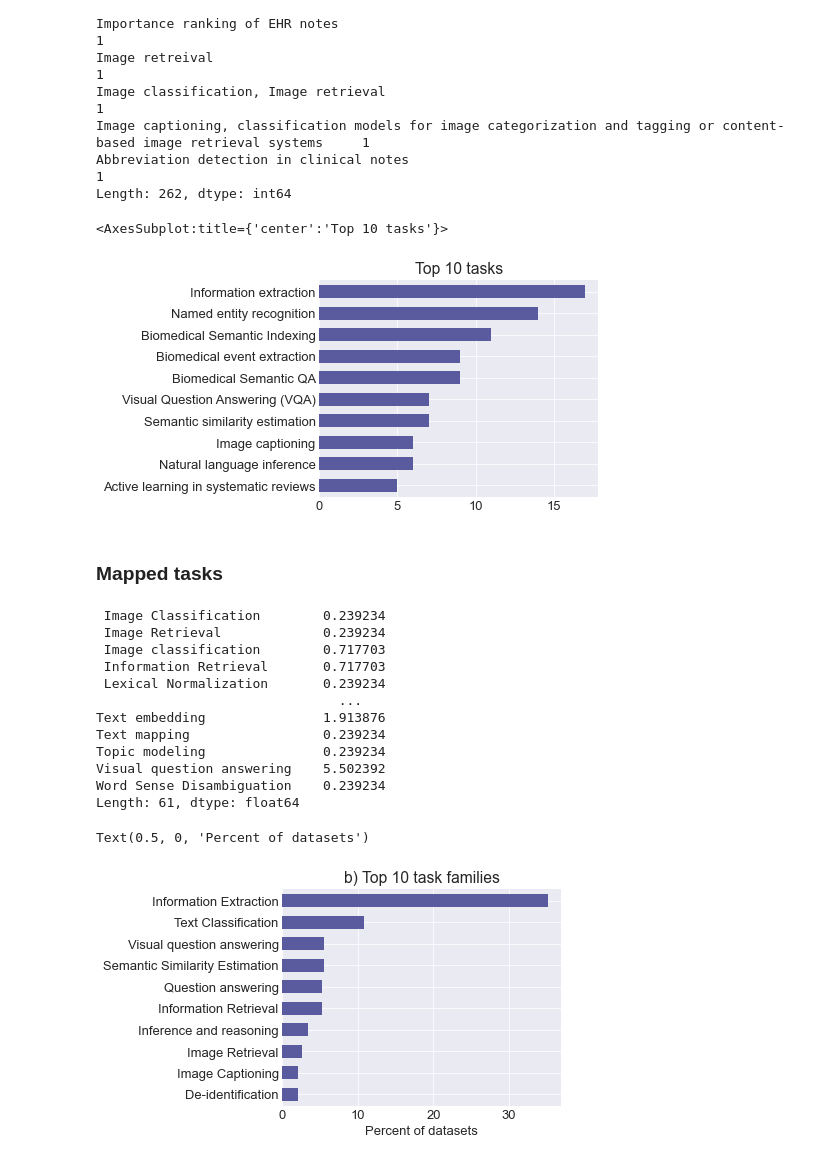
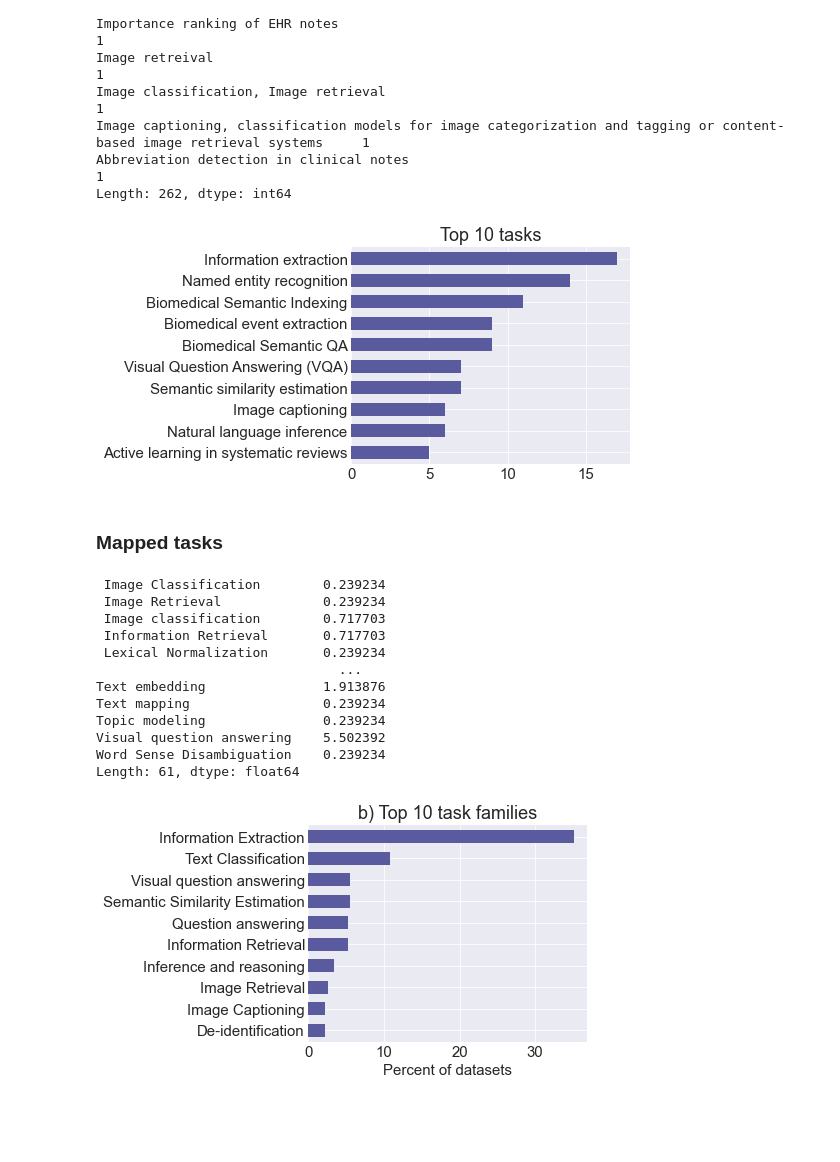
Before and after one commit to OpenBioLink/ITO, a Jupyter notebook: notebooks/clinical_benchmarks/dataset_statistics.ipynb, the cells around one changed output. Drawn from its saved outputs; the diff is of its cells as text; code cells hidden in the pictures; blank space fills up the shorter version.

```diff
--- a/notebooks/clinical_benchmarks/dataset_statistics.ipynb
+++ b/notebooks/clinical_benchmarks/dataset_statistics.ipynb
@@ -5,14 +5,13 @@ This notebook includes basic statistics of the dataset *'A living catalogue of a
 # %%
 import pandas as pd
 %matplotlib inline
-import mplcyberpunk
 import matplotlib as plt
 from matplotlib.ticker import ScalarFormatter
 
 plt.style.use("https://github.com/dhaitz/matplotlib-stylesheets/raw/master/pacoty.mplstyle")
-plt.rcParams.update({'font.size': 13})
+plt.rcParams.update({'font.size': 15})
 # %%
-DATA = 'annotated-datasets.tsv'
+DATA = 'data/annotated-datasets.tsv'
 # %%
 df = pd.read_csv(DATA, sep='\t',  lineterminator='\n')
 df.head()
@@ -119,10 +112,9 @@ Abbreviation detection in clinical notes
 Length: 262, dtype: int64
 # %%
 tasks = pd.get_dummies(df['Task']).sum()
-tasks.sort_values(ascending=True).tail(10).plot.barh(width=0.6, figsize=(5,4), title='Top 10 tasks')
+plt = tasks.sort_values(ascending=True).tail(10).plot.barh(width=0.6, figsize=(5,4), title='Top 10 tasks')
 # %% [output]
-<AxesSubplot:title={'center':'Top 10 tasks'}>
-[figure, old version]
+[figure, new version]
 # %% [markdown]
 ### Mapped tasks
 # %%
@@ -132,6 +124,7 @@ mapped_tasks = pd.get_dummies(df['mapped_task']).sum()/number_of_datasets_with_t
 print(mapped_tasks)
 plt = mapped_tasks.sort_values(ascending=True).tail(10).plot.barh(width=0.6, figsize=(5,4), title='b) Top 10 task families')
 plt.set_xlabel('Percent of datasets')
+plt.figure.savefig('plots/all_datasets_tasks.jpg', dpi=300, bbox_inches='tight')
 # %% [output]
  Image Classification        0.239234
  Image Retrieval             0.239234
@@ -145,5 +138,4 @@ Topic modeling               0.239234
 Visual question answering    5.502392
 Word Sense Disambiguation    0.239234
 Length: 61, dtype: float64
-Text(0.5, 0, 'Percent of datasets')
-[figure, old version]
+[figure, new version]
```
Also changed, not shown: parts of 4 cells of this notebook, 9 other files.
